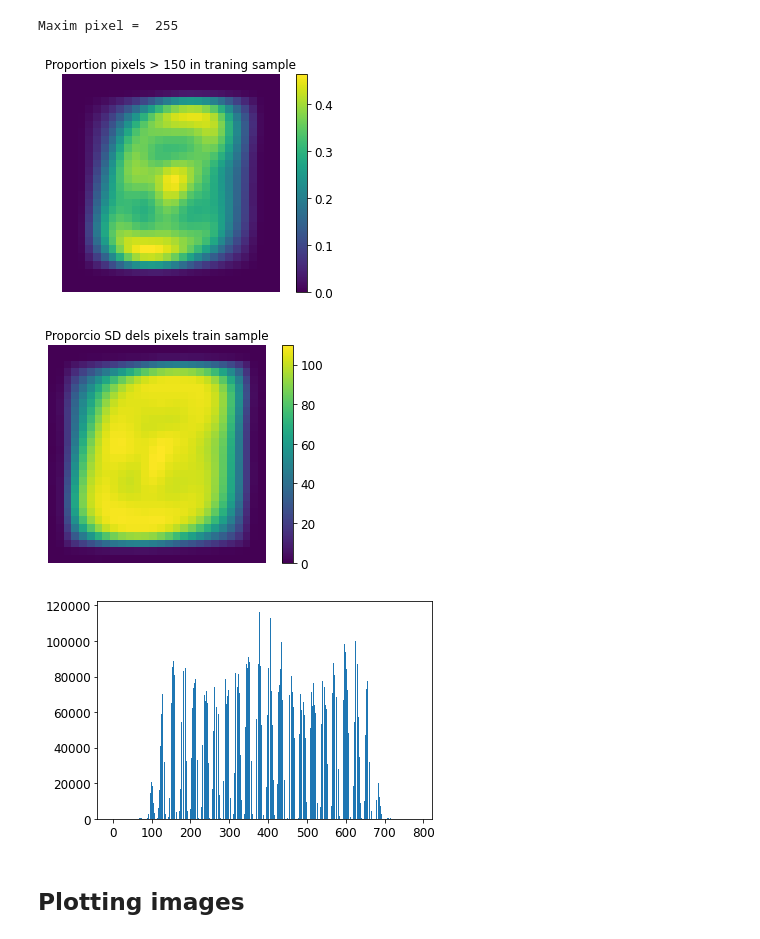
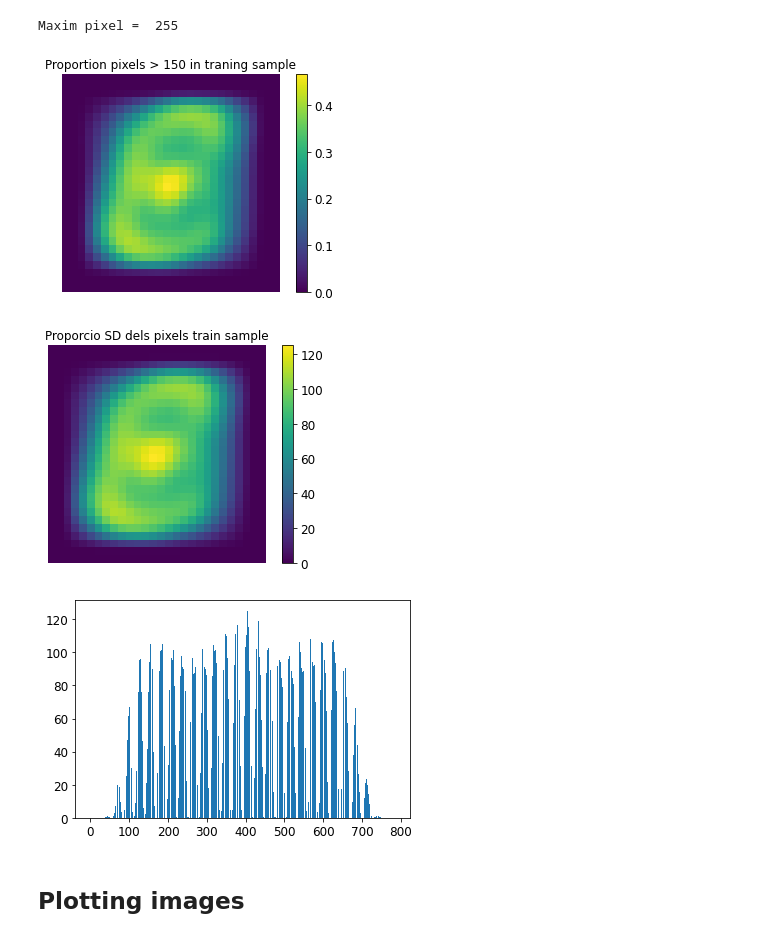
Before and after one commit to cesc1/TFG, a Jupyter notebook: code/emnist_analisis.ipynb, the cells around one changed output. Cells and saved outputs as stored; diff of their text form; code cells hidden in the pictures.

Commit message:
update_data_visualization

```diff
--- a/code/emnist_analisis.ipynb
+++ b/code/emnist_analisis.ipynb
@@ -25,9 +25,10 @@ def save_fig(fig_id, tight_layout=True, fig_extension="png", resolution=300):
 # 1. Load data
 # %%
 print(list_datasets())
+tipus = "balanced"
 
-X_full_train, y_full_train = extract_training_samples('byclass')
-X_test, y_test = extract_test_samples("byclass")
+X_full_train, y_full_train = extract_training_samples(tipus)
+X_test, y_test = extract_test_samples(tipus)
 # %% [output]
 ['balanced', 'byclass', 'bymerge', 'digits', 'letters', 'mnist']
 # %%
@@ -81,15 +86,12 @@ plt.show()
 print("Maxim pixel = ", np.max(X_train))
 
 n = len(X_train)
-prop_greater = np.zeros((5, 28, 28)) # axis0 = pixel (0, 150, 250, mean, sd)
+prop_greater = np.zeros((2, 28, 28)) # axis0 = pixel (0, 150, 250, mean, sd)
 
 for row in range(X_train.shape[1]):
     for col in range(X_train.shape[2]):
-        prop_greater[0, row, col] = np.count_nonzero(X_train[:, row, col])
-        prop_greater[1, row, col] = np.count_nonzero(X_train[:, row, col] > 150)
-        prop_greater[2, row, col] = np.count_nonzero(X_train[:, row, col] > 250)
-        prop_greater[3, row, col] = np.mean(X_train[:, row, col])
-        prop_greater[4, row, col] = np.std(X_train[:, row, col])
+        prop_greater[0, row, col] = np.count_nonzero(X_train[:, row, col] > 150)
+        prop_greater[1, row, col] = np.mean(X_train[:, row, col])
 # %% [output]
 Maxim pixel =  255
 # %%
@@ -100,18 +102,18 @@ def plot_img_cb(data, title = ""):
     plt.title(title)
     plt.show()
 # %%
-plot_img_cb(prop_greater[1] / n, "Proportion pixels > 150 in traning sample")
+plot_img_cb(prop_greater[0] / n, "Proportion pixels > 150 in traning sample")
 # %% [output]
-[figure, old version]
+[figure, new version]
 # %%
-plot_img_cb(prop_greater[4], "Proporcio SD dels pixels train sample")
+plot_img_cb(prop_greater[1], "Proporcio SD dels pixels train sample")
 # %% [output]
-[figure, old version]
+[figure, new version]
 # %%
-plt.bar(np.arange(28*28), prop_greater[2].reshape(28*28))
+plt.bar(np.arange(28*28), prop_greater[1].reshape(28*28))
 plt.show()
 # %% [output]
-[figure, old version]
+[figure, new version]
 # %% [markdown]
 ## Plotting images
 # %%
```
Also changed, not shown: parts of 17 cells of this notebook, 9 other files.
